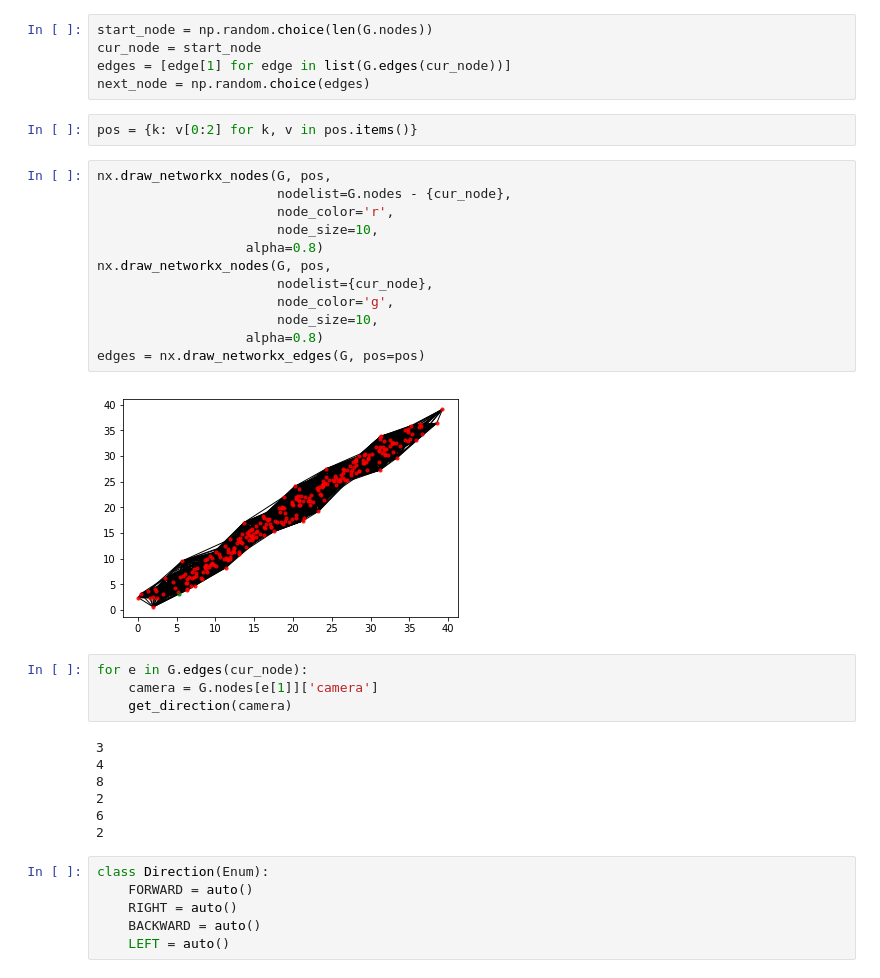
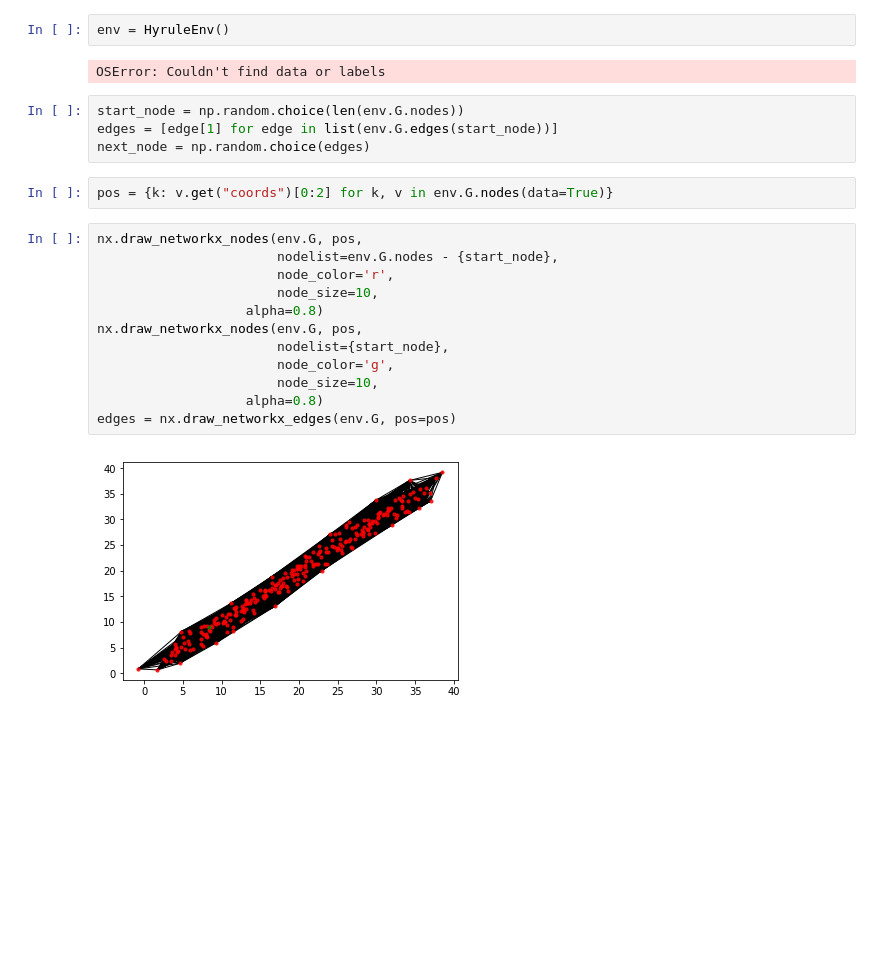
Before and after one commit to mweiss17/hyrule-gym, a Jupyter notebook: dataset.ipynb, the cells around one changed output. Saved outputs shown, nothing was run; the diff lists cells and outputs as text; blank space fills up the shorter version.

```diff
--- a/dataset.ipynb
+++ b/dataset.ipynb
@@ -68,38 +38,24 @@ for node1 in G.nodes:
+# %%
+env = HyruleEnv()
+# %% [output]
+OSError: Couldn't find data or labels
 # %%
-start_node = np.random.choice(len(G.nodes))
-cur_node = start_node
-edges = [edge[1] for edge in list(G.edges(cur_node))]
+start_node = np.random.choice(len(env.G.nodes))
+edges = [edge[1] for edge in list(env.G.edges(start_node))]
 next_node = np.random.choice(edges)
 # %%
-pos = {k: v[0:2] for k, v in pos.items()}
+pos = {k: v.get("coords")[0:2] for k, v in env.G.nodes(data=True)}
 # %%
-nx.draw_networkx_nodes(G, pos,
-                       nodelist=G.nodes - {cur_node},
+nx.draw_networkx_nodes(env.G, pos,
+                       nodelist=env.G.nodes - {start_node},
                        node_color='r',
                        node_size=10,
                    alpha=0.8)
-nx.draw_networkx_nodes(G, pos,
-                       nodelist={cur_node},
+nx.draw_networkx_nodes(env.G, pos,
+                       nodelist={start_node},
                        node_color='g',
                        node_size=10,
                    alpha=0.8)
-edges = nx.draw_networkx_edges(G, pos=pos)
+edges = nx.draw_networkx_edges(env.G, pos=pos)
 # %% [output]
-[figure, old version]
+[figure, new version]
-# %%
-for e in G.edges(cur_node):
-    camera = G.nodes[e[1]]['camera']
-    get_direction(camera)
-# %% [output]
-3
-4
-8
-2
-6
-2
-# %%
-class Direction(Enum):
-    FORWARD = auto()
-    RIGHT = auto()
-    BACKWARD = auto()
-    LEFT = auto()
```
Also changed, not shown: parts of 17 cells of this notebook, 4 other files.
